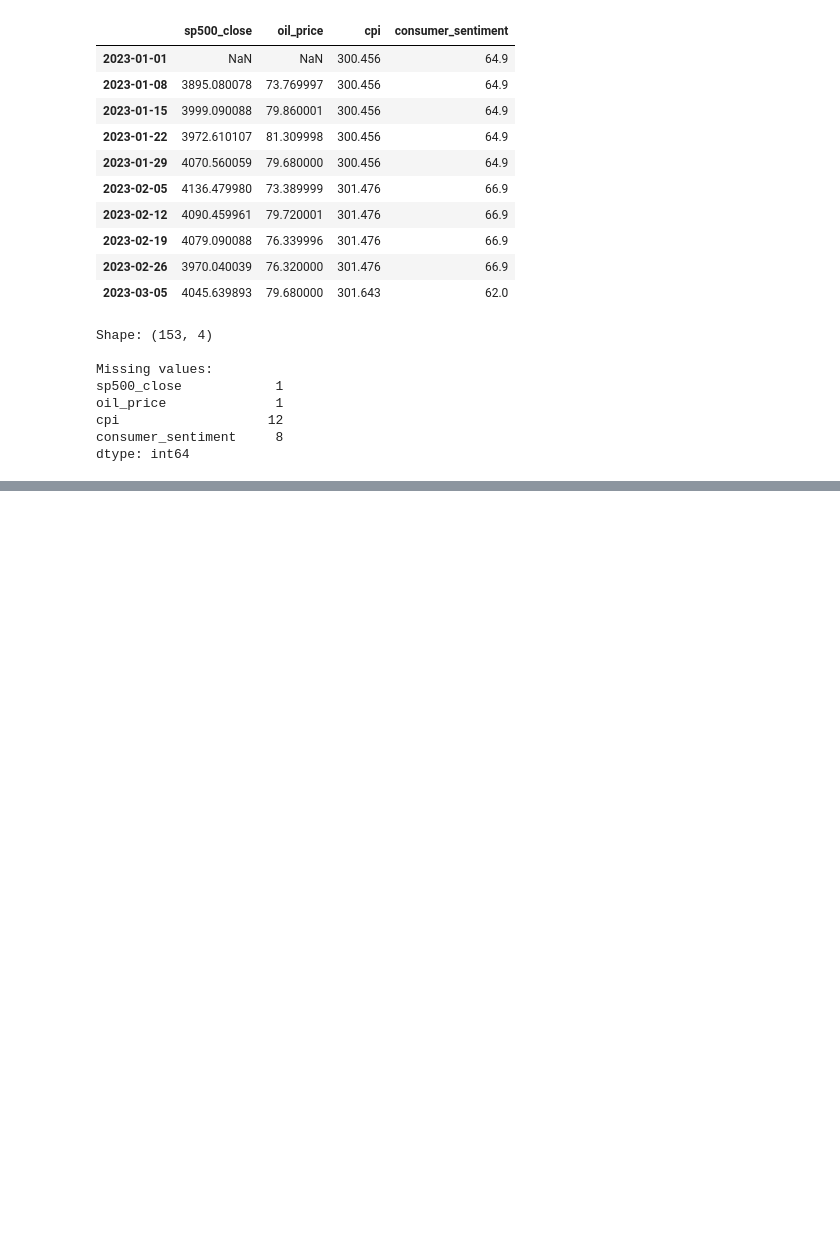
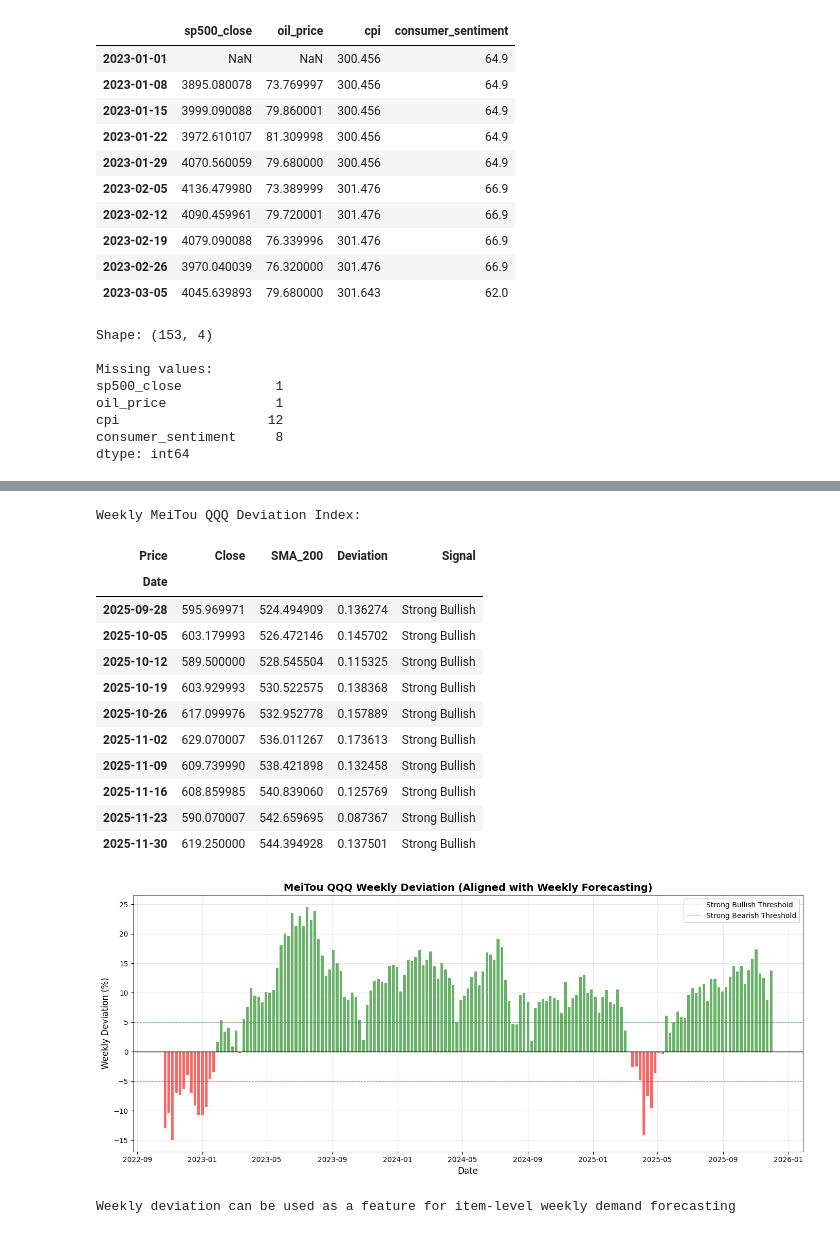
Before and after one commit to azk1r1n/finance_metrics, a Jupyter notebook: src/notebooks/demo.ipynb, the cells around one changed output, grey strips where cells are left out. Saved outputs shown, nothing was run; the diff lists cells and outputs as text; code cells hidden in the pictures; blank space fills up the shorter version.

```diff
--- a/src/notebooks/demo.ipynb
+++ b/src/notebooks/demo.ipynb
@@ -417,0 +535,42 @@ This library provides access to:
+# %%
+# Weekly aggregation for forecasting alignment
+qqq_weekly = custom.get_meitou_qqq_deviation_weekly(
+    start_date="2022-01-01",
+    end_date=END_DATE
+)
+
+print("Weekly MeiTou QQQ Deviation Index:")
+display(qqq_weekly.tail(10))
+
+# Visualize weekly deviation
+fig, ax = plt.subplots(figsize=(14, 6))
+colors = ['green' if x > 0 else 'red' for x in qqq_weekly['Deviation']]
+ax.bar(qqq_weekly.index, qqq_weekly['Deviation'] * 100, color=colors, alpha=0.6, width=5)
+ax.axhline(y=0, color='black', linestyle='-', linewidth=1)
+ax.axhline(y=5, color='green', linestyle='--', linewidth=0.8, alpha=0.5, label='Strong Bullish Threshold')
+ax.axhline(y=-5, color='red', linestyle='--', linewidth=0.8, alpha=0.5, label='Strong Bearish Threshold')
+ax.set_xlabel('Date', fontsize=12)
+ax.set_ylabel('Weekly Deviation (%)', fontsize=12)
+ax.set_title('MeiTou QQQ Weekly Deviation (Aligned with Weekly Forecasting)', fontsize=14, fontweight='bold')
+ax.legend()
+ax.grid(True, alpha=0.3)
+plt.tight_layout()
+plt.show()
+
+print(f"\nWeekly deviation can be used as a feature for item-level weekly demand forecasting")
+# %% [output]
+Weekly MeiTou QQQ Deviation Index:
+| Price | Close | SMA_200 | Deviation | Signal |
+| Date |  |  |  |  |
+| 2025-09-28 | 595.969971 | 524.494909 | 0.136274 | Strong Bullish |
+| 2025-10-05 | 603.179993 | 526.472146 | 0.145702 | Strong Bullish |
+| 2025-10-12 | 589.500000 | 528.545504 | 0.115325 | Strong Bullish |
+| 2025-10-19 | 603.929993 | 530.522575 | 0.138368 | Strong Bullish |
+| 2025-10-26 | 617.099976 | 532.952778 | 0.157889 | Strong Bullish |
+| 2025-11-02 | 629.070007 | 536.011267 | 0.173613 | Strong Bullish |
+| 2025-11-09 | 609.739990 | 538.421898 | 0.132458 | Strong Bullish |
+| 2025-11-16 | 608.859985 | 540.839060 | 0.125769 | Strong Bullish |
+| 2025-11-23 | 590.070007 | 542.659695 | 0.087367 | Strong Bullish |
+| 2025-11-30 | 619.250000 | 544.394928 | 0.137501 | Strong Bullish |
+[figure, added]
+Weekly deviation can be used as a feature for item-level weekly demand forecasting
```
Also changed, not shown: parts of 8 cells of this notebook, 4 other files.
